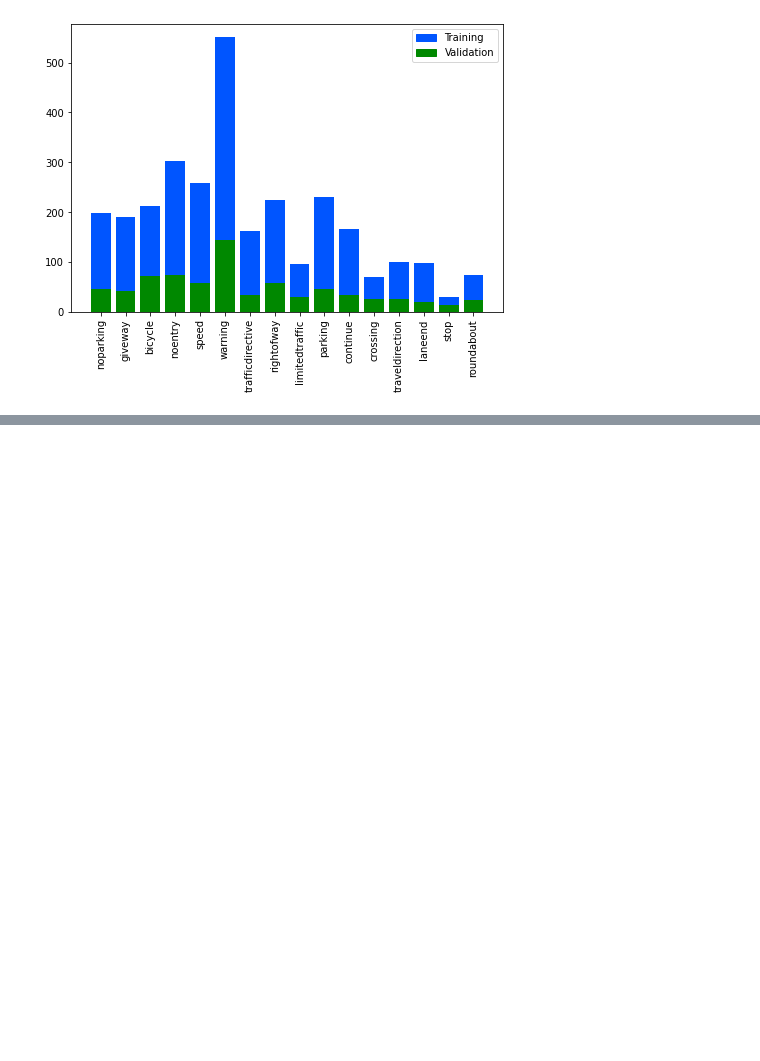
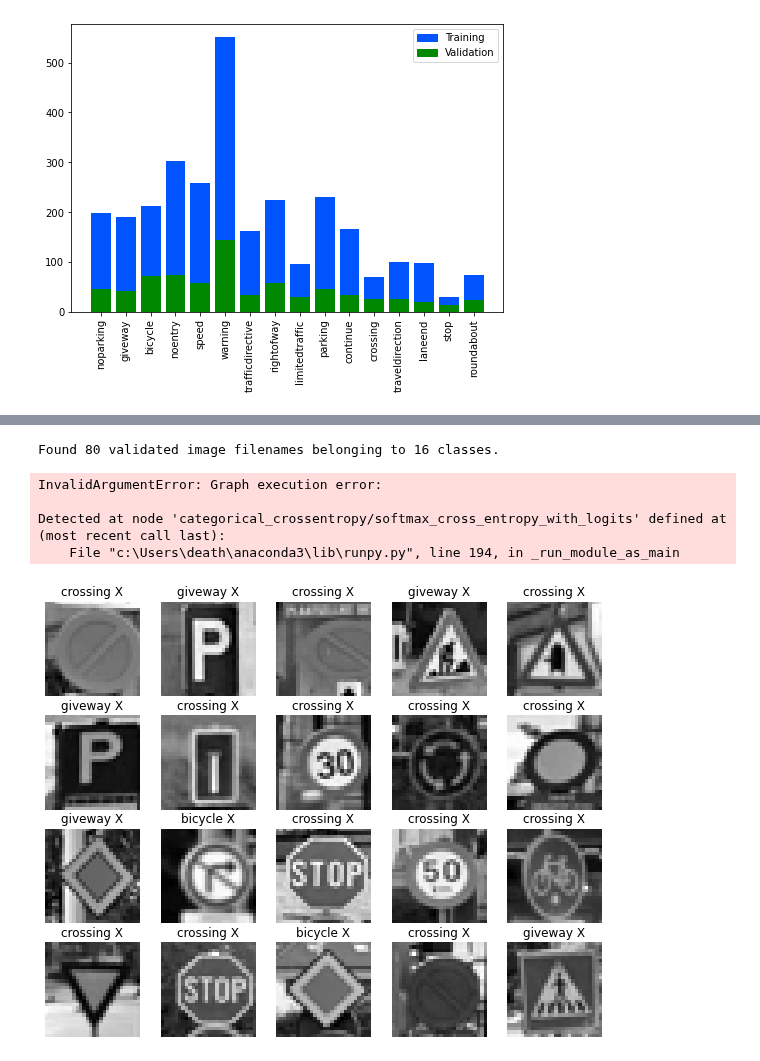
Before and after one commit to Ethan-Rayner/RoadSignClassification, a Jupyter notebook: main.ipynb, the cells around one changed output, grey strips where cells are left out. Cells and saved outputs as stored; diff of their text form; code cells hidden in the pictures; blank space fills up the shorter version.

```diff
--- a/main.ipynb
+++ b/main.ipynb
@@ -91,0 +106,18 @@ F1 Scores per class: bicycle = 0.3636, continue = 0.8000, crossing = 0.0000, giv
+# %%
+NUM_TO_VISUALIZE = 20
+IMAGES_FILE = "test-images.csv"
+
+from models.test import create_test_generator
+from models.test import show_visual_results
+from models.test import score_f1
+
+mlp_shape_test_images = create_test_generator(IMAGES_FILE, SHAPE, IMAGE_SIZE, 1)
+show_visual_results(mlp_shape_model, mlp_shape_test_images, NUM_TO_VISUALIZE)
+score_f1(mlp_shape_model, mlp_shape_test_images)
+# %% [output]
+Found 80 validated image filenames belonging to 16 classes.
+InvalidArgumentError: Graph execution error:
+
+Detected at node 'categorical_crossentropy/softmax_cross_entropy_with_logits' defined at (most recent call last):
+    File "c:\Users\death\anaconda3\lib\runpy.py", line 194, in _run_module_as_main
+[figure, added]
```
Also changed, not shown: parts of 5 cells of this notebook.
